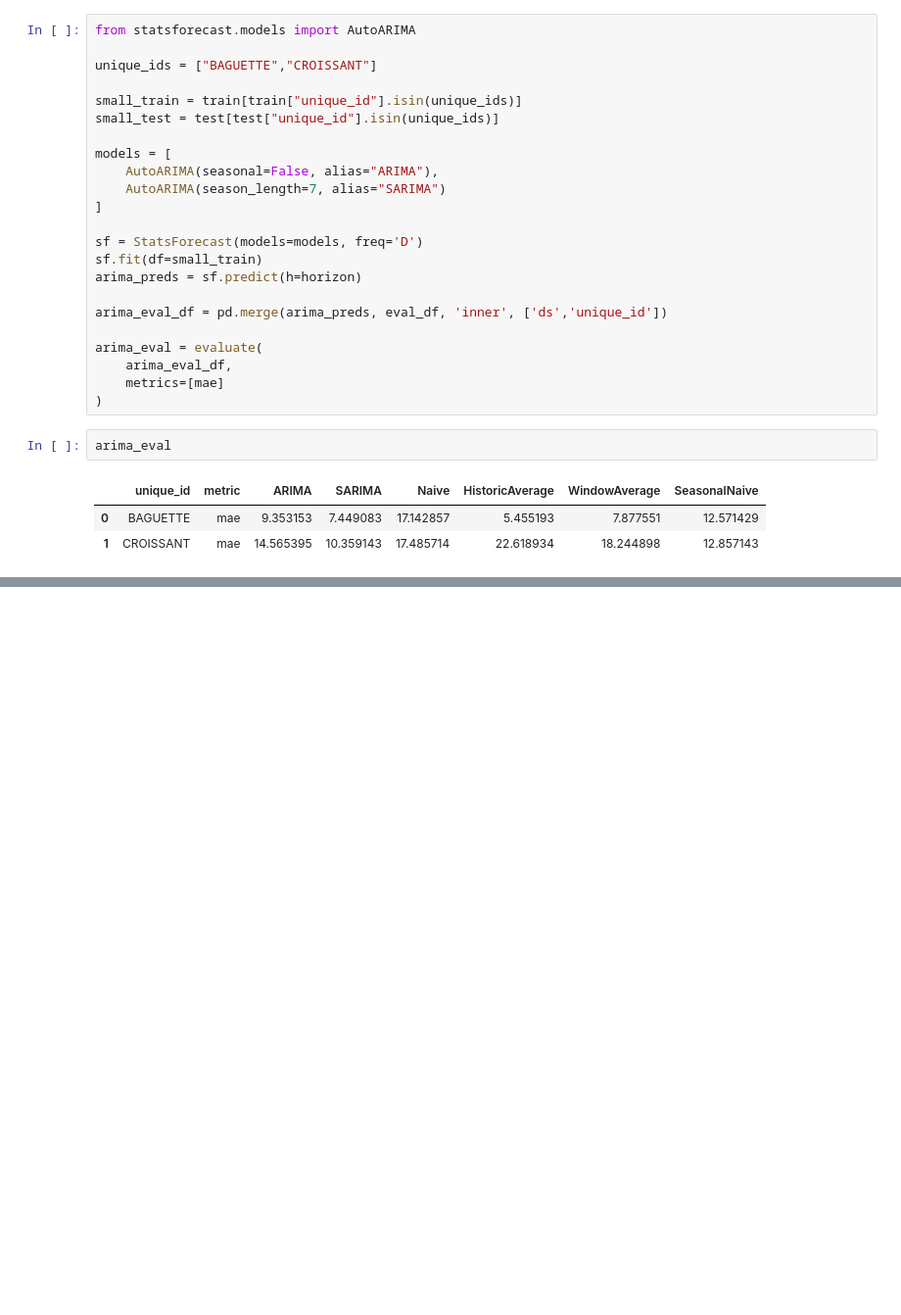
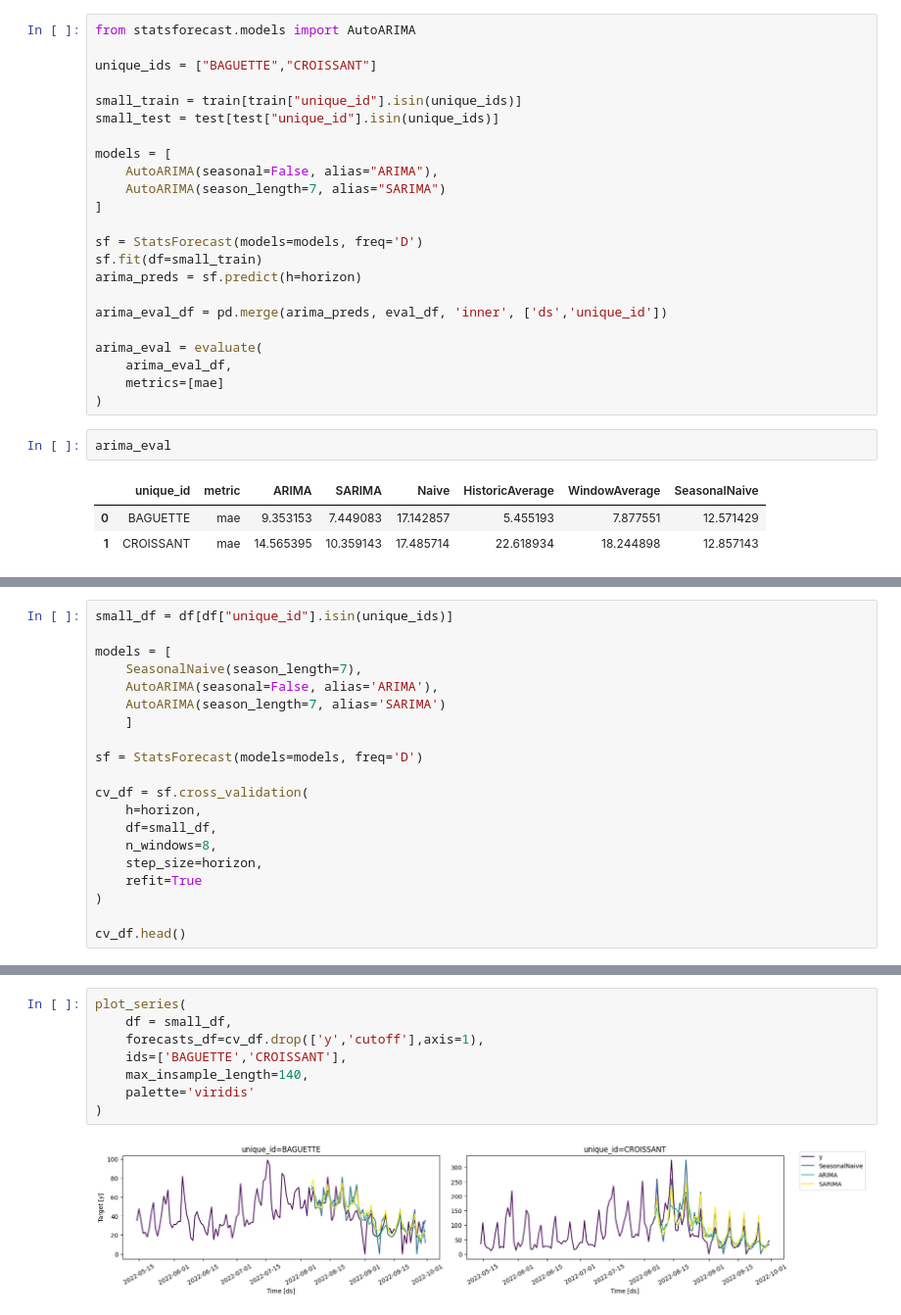
Before and after one commit to dilshan-49/ML_Journey, a Jupyter notebook: time_series/time_series_1.ipynb, the cells around one changed output, grey strips where cells are left out. Shown at 98% size. Drawn from its saved outputs; the diff is of its cells as text; blank space fills up the shorter version.

```diff
--- a/time_series/time_series_1.ipynb
+++ b/time_series/time_series_1.ipynb
@@ -139,0 +176,20 @@ arima_eval = arima_eval.drop(['unique_id'])
+# %%
+small_df = df[df["unique_id"].isin(unique_ids)]
+
+models = [
+    SeasonalNaive(season_length=7),
+    AutoARIMA(seasonal=False, alias='ARIMA'),
+    AutoARIMA(season_length=7, alias='SARIMA')
+    ]
+
+sf = StatsForecast(models=models, freq='D')
+
+cv_df = sf.cross_validation(
+    h=horizon,
+    df=small_df,
+    n_windows=8,
+    step_size=horizon,
+    refit=True
+)
+
+cv_df.head()
@@ -139,0 +203,10 @@ arima_eval = arima_eval.drop(['unique_id'])
+# %%
+plot_series(
+    df = small_df,
+    forecasts_df=cv_df.drop(['y','cutoff'],axis=1),
+    ids=['BAGUETTE','CROISSANT'],
+    max_insample_length=140,
+    palette='viridis'
+)
+# %% [output]
+[figure, added]
```
Also changed, not shown: parts of 36 cells of this notebook.
